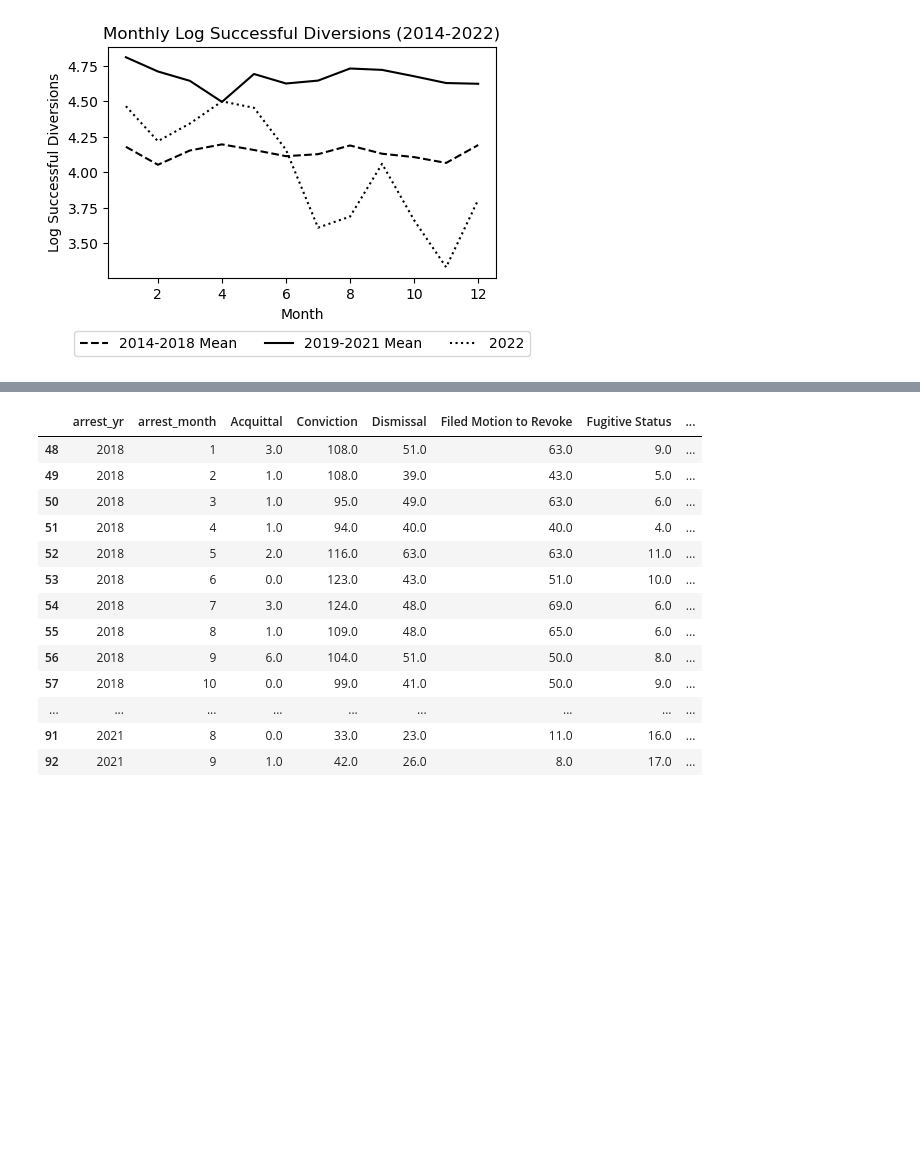
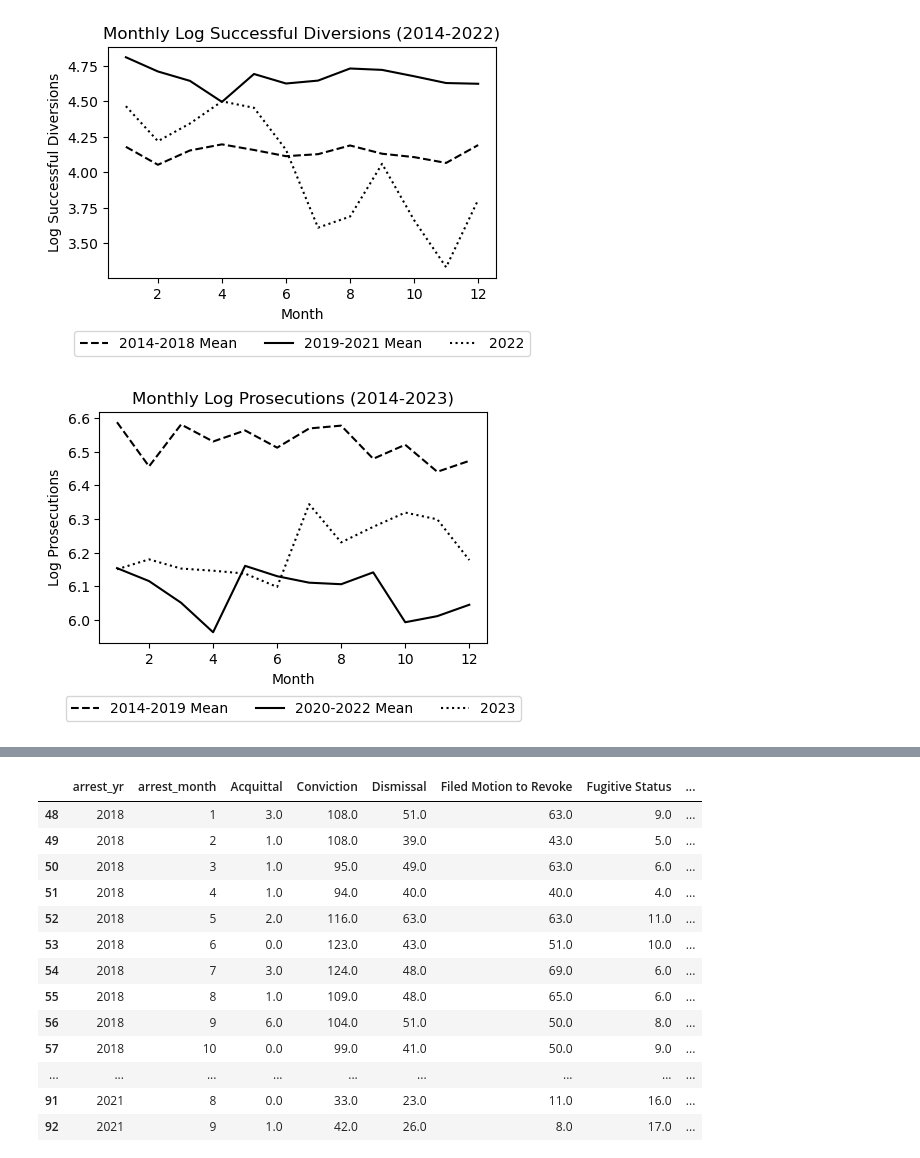
Before and after one commit to jgte29/ucbhonorsthesis2023-2024, a Jupyter notebook: Data_Analysis.ipynb, the cells around one changed output, grey strips where cells are left out. Saved outputs shown, nothing was run; the diff lists cells and outputs as text; code cells hidden in the pictures; blank space fills up the shorter version.

```diff
--- a/Data_Analysis.ipynb
+++ b/Data_Analysis.ipynb
@@ -923,3 +923,11 @@ case_status_pivot['Log_Successful_Diversion'] = np.log(case_status_pivot['Succes
 case_status_pivot_v['Log_Successful_Diversion'] = np.log(case_status_pivot_v['Successful Diversion'])
 case_status_pivot['arrest_month_str'] = case_status_pivot['arrest_month'].astype(str)
 case_status_pivot_v['arrest_month_str'] = case_status_pivot_v['arrest_month'].astype(str)
+# %%
+prosecutions = sfp_rev.groupby(['arrest_yr', 'arrest_month', 'da_action_taken']).size().reset_index(name='Prosecutions')
+prosecutions = prosecutions[prosecutions['da_action_taken'] == 'New charges filed']
+prosecutions['Log_Prosecutions'] = np.log(prosecutions['Prosecutions'])
+
+prosecutions_v = sfp_rev_v.groupby(['arrest_yr', 'arrest_month', 'da_action_taken']).size().reset_index(name='Prosecutions')
+prosecutions_v = prosecutions_v[prosecutions_v['da_action_taken'] == 'New charges filed']
+prosecutions_v['Log_Prosecutions'] = np.log(prosecutions_v['Prosecutions'])
@@ -1067,3 +1091,37 @@ plt.legend(loc='upper center', bbox_to_anchor=(0.5, -0.2), ncol=3)
 plt.show()
 # %% [output]
 [figure]
+# %%
+df = prosecutions
+column_of_interest = 'Log_Prosecutions'
+
+df_2014_2019 = df[(df['arrest_yr'] >= 2014) & (df['arrest_yr'] <= 2019)]
+df_2020_2022 = df[(df['arrest_yr'] >= 2020) & (df['arrest_yr'] <= 2022)]
+df_2023 = df[df['arrest_yr'] == 2023]
+
+monthly_avg_2014_2019 = df_2014_2019.groupby(['arrest_month']).agg({column_of_interest : np.mean}).iloc[:, 0] # .iloc turns it into series
+monthly_avg_2020_2022 = df_2020_2022.groupby(['arrest_month']).agg({column_of_interest : np.mean}).iloc[:, 0] # .iloc turns it into series
+monthly_values_2023 = df_2023[column_of_interest]
+
+plot_data = pd.DataFrame({
+    'Month': monthly_avg_2014_2019.index,
+    '2014-2019 Avg': monthly_avg_2014_2019.values,
+    '2020-2022 Avg': monthly_avg_2020_2022.values,
+    '2023 Values': monthly_values_2023.values
+})
+
+plt.figure(figsize=(5, 3))
+sns.lineplot(x='Month', y='2014-2019 Avg', data=plot_data, label='2014-2019 Mean', color='black', linestyle = 'dashed')
+sns.lineplot(x='Month', y='2020-2022 Avg', data=plot_data, label='2020-2022 Mean', color='black', linestyle = 'solid')
+ax = sns.lineplot(x='Month', y='2023 Values', data=plot_data, label='2023', color='black', linestyle = 'dotted')
+
+label = f'{column_of_interest}'
+label = label.replace("_", " ")
+plt.title(f'Monthly {label} (2014-2023)')
+plt.xlabel('Month')
+plt.ylabel(f'{label}')
+plt.legend(loc='upper center', bbox_to_anchor=(0.5, -0.2), ncol=3)
+
+plt.show()
+# %% [output]
+[figure, added]
```
Also changed, not shown: parts of 41 cells of this notebook.
